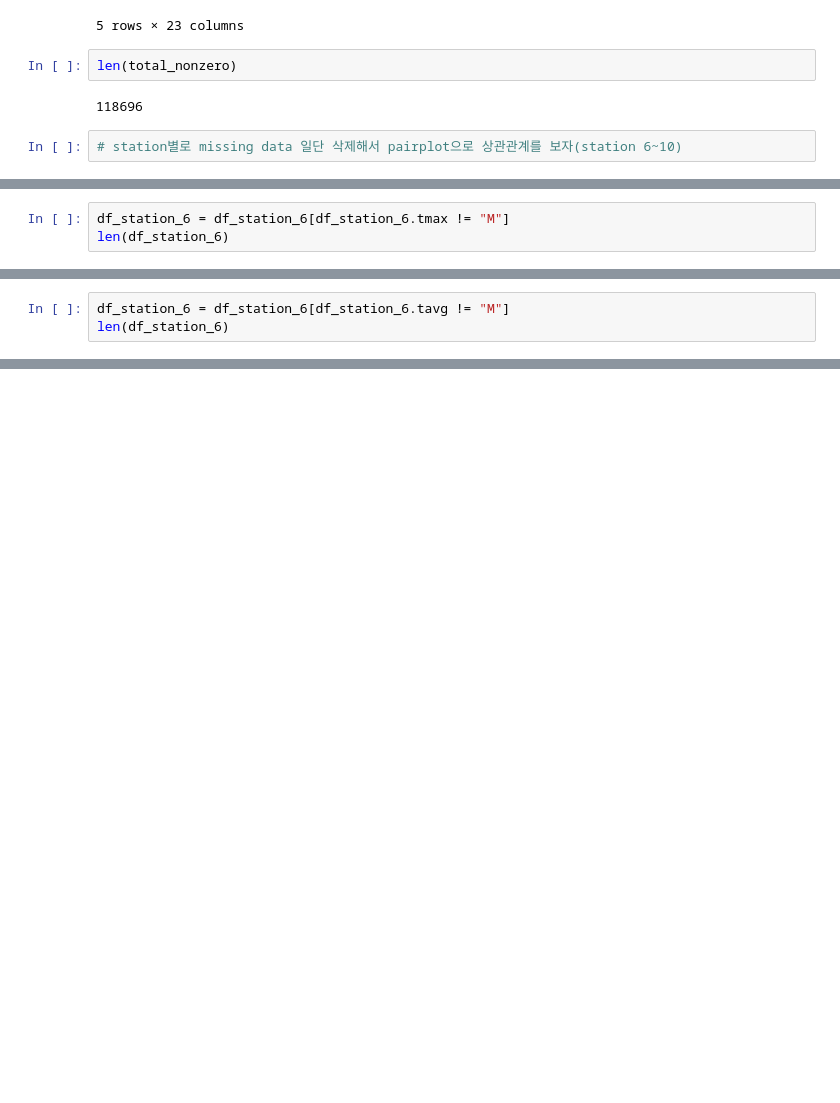
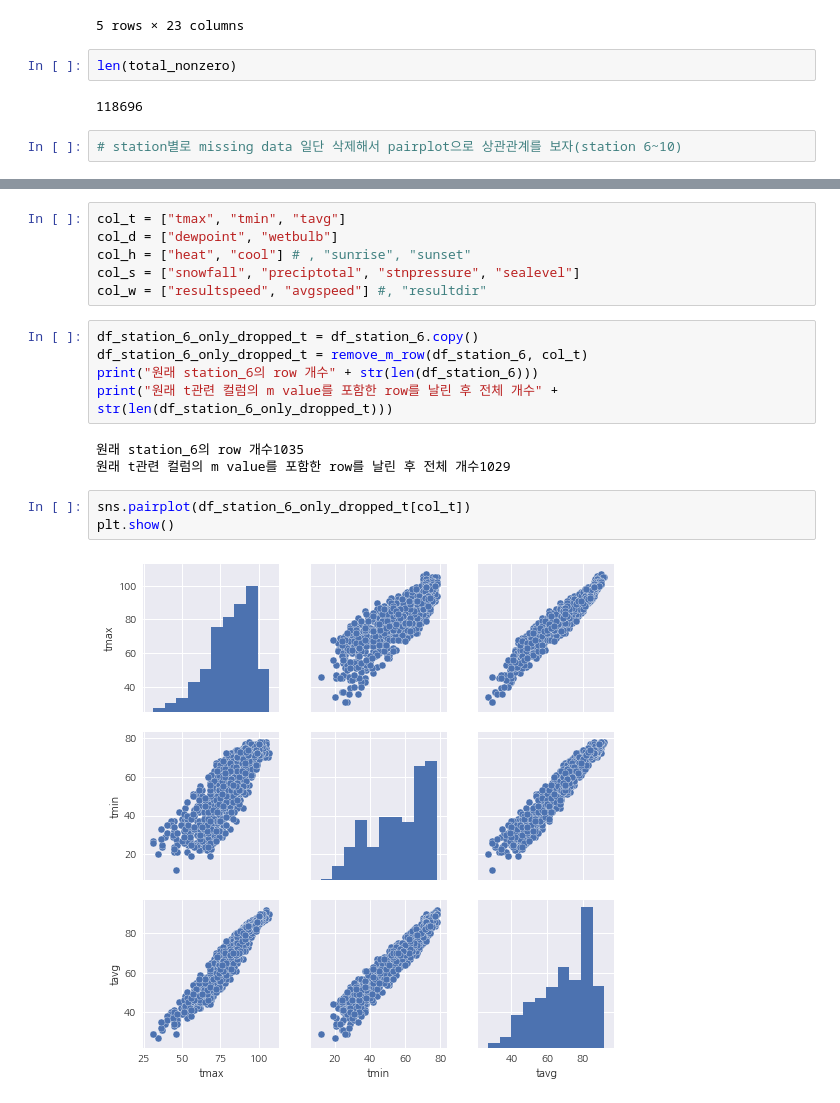
Before and after one commit to HyowonJang/LinearRegression, a Jupyter notebook: modeling_hyowon/Untitled1.ipynb, the cells around one changed output, grey strips where cells are left out. Drawn from its saved outputs; the diff is of its cells as text; blank space fills up the shorter version.

```diff
--- a/modeling_hyowon/Untitled1.ipynb
+++ b/modeling_hyowon/Untitled1.ipynb
@@ -165,3 +243,0 @@ total[:100000].to_csv("total10000.csv")
-# %%
-df_station_6 = df_station_6[df_station_6.tmax != "M"]
-len(df_station_6)
@@ -170,3 +243,0 @@ len(df_station_6)
-# %%
-df_station_6 = df_station_6[df_station_6.tavg != "M"]
-len(df_station_6)
@@ -221,0 +408,19 @@ def changeFloatType(a):
+# %%
+col_t = ["tmax", "tmin", "tavg"]
+col_d = ["dewpoint", "wetbulb"]
+col_h = ["heat", "cool"] # , "sunrise", "sunset"
+col_s = ["snowfall", "preciptotal", "stnpressure", "sealevel"]
+col_w = ["resultspeed", "avgspeed"] #, "resultdir"
+# %%
+df_station_6_only_dropped_t = df_station_6.copy()
+df_station_6_only_dropped_t = remove_m_row(df_station_6, col_t)
+print("원래 station_6의 row 개수" + str(len(df_station_6)))
+print("원래 t관련 컬럼의 m value를 포함한 row를 날린 후 전체 개수" + str(len(df_station_6_only_dropped_t)))
+# %% [output]
+원래 station_6의 row 개수1035
+원래 t관련 컬럼의 m value를 포함한 row를 날린 후 전체 개수1029
+# %%
+sns.pairplot(df_station_6_only_dropped_t[col_t])
+plt.show()
+# %% [output]
+[figure, added]
```
Also changed, not shown: parts of 28 cells of this notebook, 6 other files.
